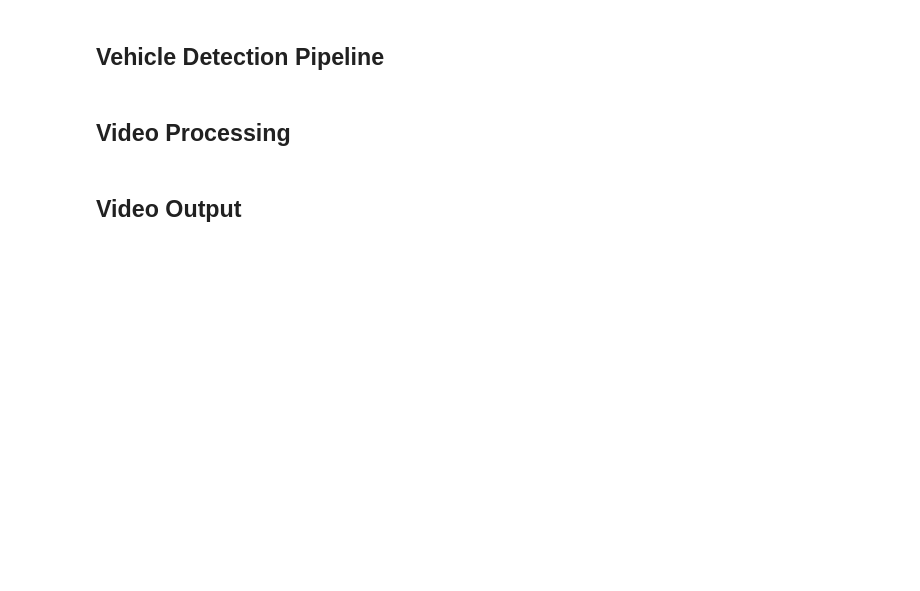
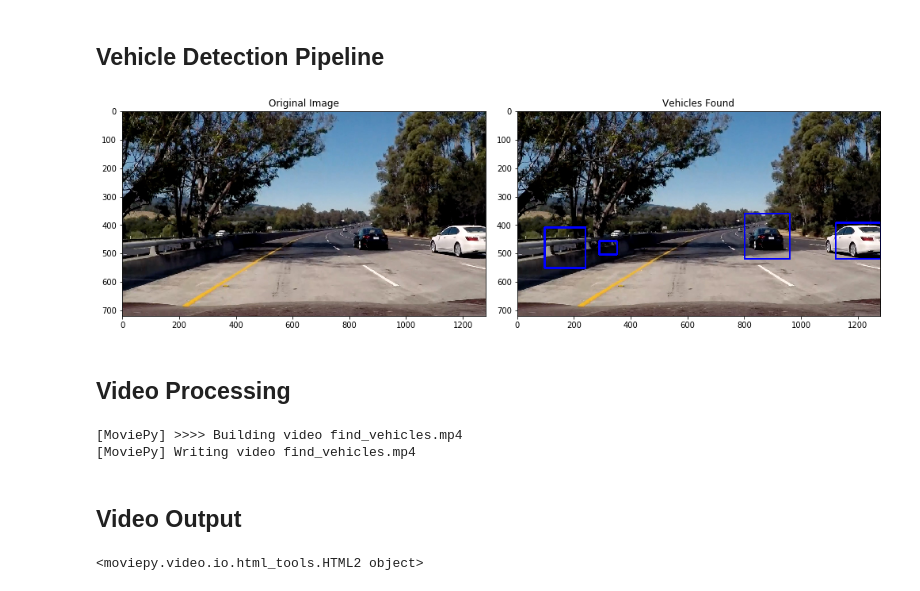
Before and after one commit to Shtaiven/CARND_P5, a Jupyter notebook: vehicle_detection.ipynb, the cells around one changed output. Drawn from its saved outputs; the diff is of its cells as text; code cells hidden in the pictures; blank space fills up the shorter version.

Commit message:
Need to fix video out

```diff
--- a/vehicle_detection.ipynb
+++ b/vehicle_detection.ipynb
@@ -452,6 +519,81 @@ plt.imshow(window_img)
 # %% [markdown]
 ## Vehicle Detection Pipeline
+# %%
+def find_vehicles(img, clf, scaler, y_start_stop, color_space='RGB', spatial_size=(32, 32), hist_bins=32, orient=9,
+                  pix_per_cell=8, cell_per_block=2, hog_channel=0, spatial_feat=True, hist_feat=True, hog_feat=True):
+    # Convert image type if it is of type 8-bit int
+    image = np.copy(img)
+    if img.dtype == np.uint8:
+        image = image.astype(np.float32)/255
+
+    # Find window sizes
+    windows = []
+    window_sizes = range(64, 196, 32)
+    for window_size in window_sizes:
+        windows.extend(slide_window(image, x_start_stop=[None, None], y_start_stop=y_start_stop,
+                            xy_window=(window_size, window_size), xy_overlap=(0.5, 0.5)))
+
+    # Select windows which classifier identifies
+    hot_windows = search_windows(image, windows, clf, scaler, color_space=color_space,
+                            spatial_size=spatial_size, hist_bins=hist_bins,
+                            orient=orient, pix_per_cell=pix_per_cell,
+                            cell_per_block=cell_per_block,
+                            hog_channel=hog_channel, spatial_feat=spatial_feat,
+                            hist_feat=hist_feat, hog_feat=hog_feat)
+
+    # Add heat to each window box
+    heat = np.zeros_like(image[:,:,0]).astype(np.float)
+    heat = add_heat(heat,hot_windows)
+
+    # Apply threshold to help remove false positives
+    heat = apply_threshold(heat,1)
+
+    # Visualize the heatmap when displaying
+    heatmap = np.clip(heat, 0, 255)
+
+    # Find final boxes from heatmap using label function
+    labels = label(heatmap)
+    draw_img = draw_labeled_bboxes(np.copy(image), labels)
+
+    return draw_img
+
+image = mpimg.imread('test_images/test5.jpg')
+# image = mpimg.imread('examples/car_not_car.png')
+vehicles_found = find_vehicles(image, svc, X_scaler, y_start_stop, color_space=color_space, spatial_size=spatial_size,
+                               hist_bins=hist_bins, orient=orient, pix_per_cell=pix_per_cell,
+                               cell_per_block=cell_per_block, hog_channel=hog_channel, spatial_feat=spatial_feat,
+                               hist_feat=hist_feat, hog_feat=hog_feat)
+
+fig = plt.figure(figsize=(14,14))
+plt.subplot(121)
+plt.imshow(image)
+plt.title('Original Image')
+plt.subplot(122)
+plt.imshow(vehicles_found)
+plt.title('Vehicles Found')
+fig.tight_layout()
+# %% [output]
+[figure, added]
 # %% [markdown]
 ## Video Processing
+# %%
+def process_image(img):
+    return find_vehicles(image, svc, X_scaler, y_start_stop, color_space=color_space, spatial_size=spatial_size,
+                         hist_bins=hist_bins, orient=orient, pix_per_cell=pix_per_cell,
+                         cell_per_block=cell_per_block, hog_channel=hog_channel, spatial_feat=spatial_feat,
+                         hist_feat=hist_feat, hog_feat=hog_feat)
+
+movie_output = 'find_vehicles.mp4'
+clip = VideoFileClip("project_video.mp4")
+lane_clip = clip.fl_image(process_image) #NOTE: this function expects color images!!
+%time lane_clip.write_videofile(movie_output, audio=False)
+# %% [output]
+[MoviePy] >>>> Building video find_vehicles.mp4
+[MoviePy] Writing video find_vehicles.mp4
 # %% [markdown]
 ## Video Output
+# %%
+from moviepy.editor import ipython_display
+ipython_display(movie_output, width=640)
+# %% [output]
+<moviepy.video.io.html_tools.HTML2 object>
```
Also changed, not shown: parts of 5 cells of this notebook.
